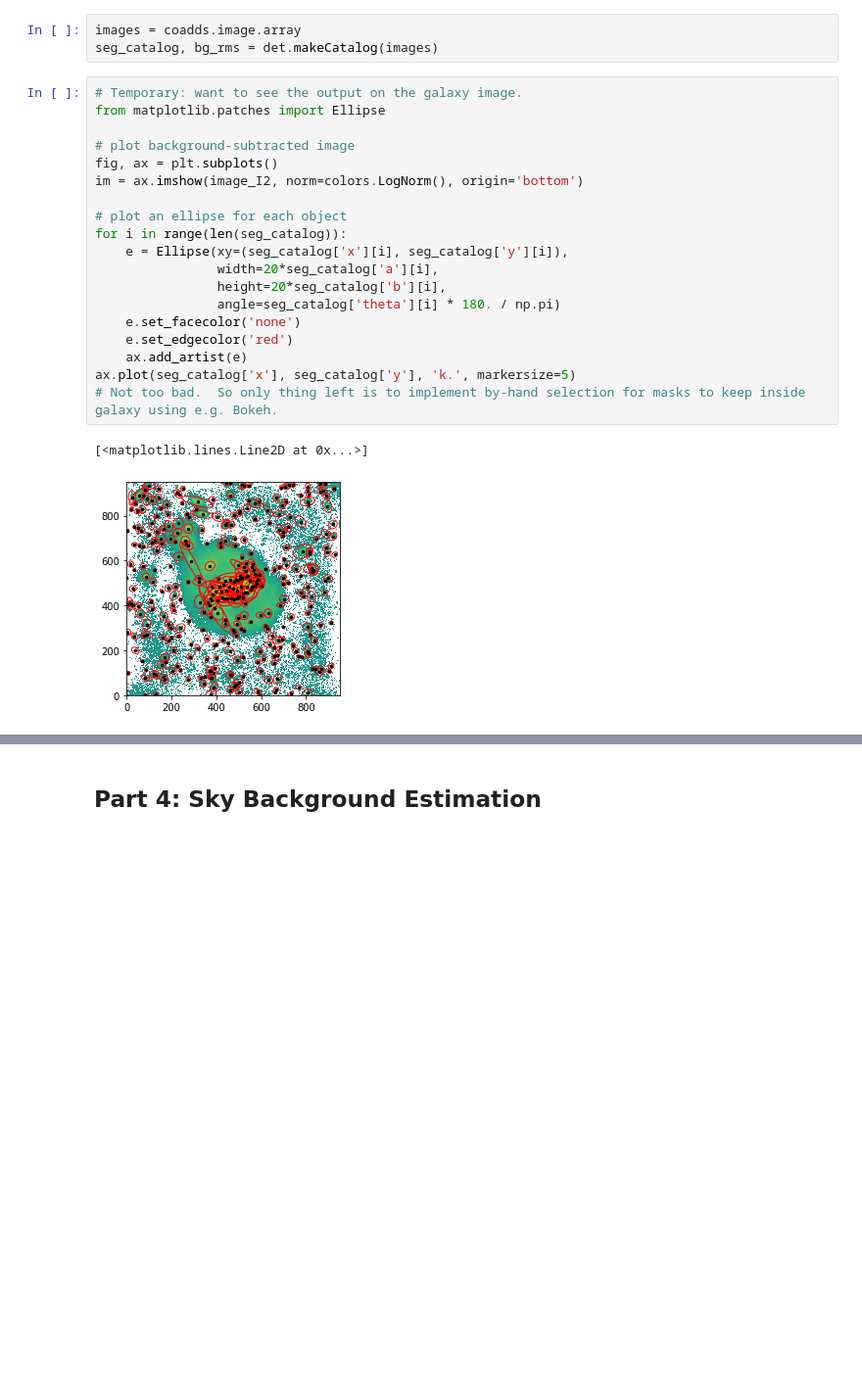
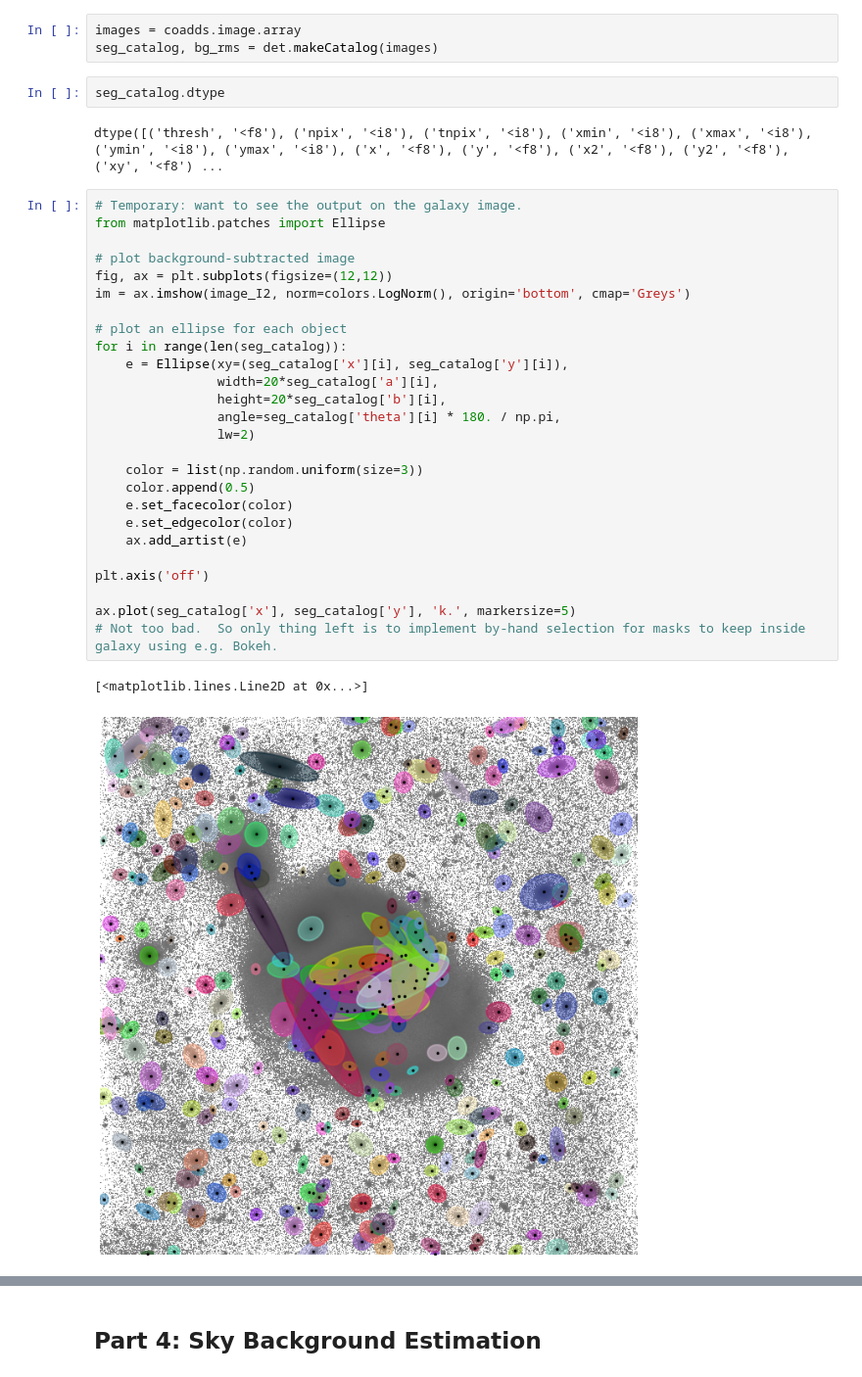
Before and after one commit to aemerywatkins/StackClub, a Jupyter notebook: surface_photometry.ipynb, the cells around one changed output, grey strips where cells are left out. Shown at 98% size. Cells and saved outputs as stored; diff of their text form; blank space fills up the shorter version.

```diff
--- a/surface_photometry.ipynb
+++ b/surface_photometry.ipynb
@@ -360,25 +360,36 @@ from scarlet_extensions.initialization import detection as det
 # %%
 images = coadds.image.array
 seg_catalog, bg_rms = det.makeCatalog(images)
+# %%
+seg_catalog.dtype
+# %% [output]
+dtype([('thresh', '<f8'), ('npix', '<i8'), ('tnpix', '<i8'), ('xmin', '<i8'), ('xmax', '<i8'), ('ymin', '<i8'), ('ymax', '<i8'), ('x', '<f8'), ('y', '<f8'), ('x2', '<f8'), ('y2', '<f8'), ('xy', '<f8') ...
 # %%
 # Temporary: want to see the output on the galaxy image.
 from matplotlib.patches import Ellipse
 
 # plot background-subtracted image
-fig, ax = plt.subplots()
-im = ax.imshow(image_I2, norm=colors.LogNorm(), origin='bottom')
+fig, ax = plt.subplots(figsize=(12,12))
+im = ax.imshow(image_I2, norm=colors.LogNorm(), origin='bottom', cmap='Greys')
 
 # plot an ellipse for each object
 for i in range(len(seg_catalog)):
     e = Ellipse(xy=(seg_catalog['x'][i], seg_catalog['y'][i]),
                 width=20*seg_catalog['a'][i],
                 height=20*seg_catalog['b'][i],
-                angle=seg_catalog['theta'][i] * 180. / np.pi)
-    e.set_facecolor('none')
-    e.set_edgecolor('red')
+                angle=seg_catalog['theta'][i] * 180. / np.pi,
+                lw=2)
+
+    color = list(np.random.uniform(size=3))
+    color.append(0.5)
+    e.set_facecolor(color)
+    e.set_edgecolor(color)
     ax.add_artist(e)
+
+plt.axis('off')
+
 ax.plot(seg_catalog['x'], seg_catalog['y'], 'k.', markersize=5)
 # Not too bad.  So only thing left is to implement by-hand selection for masks to keep inside galaxy using e.g. Bokeh.
 # %% [output]
 [<matplotlib.lines.Line2D at 0x...>]
-[figure, old version]
+[figure, new version]
```
Also changed, not shown: parts of 2 cells of this notebook.
